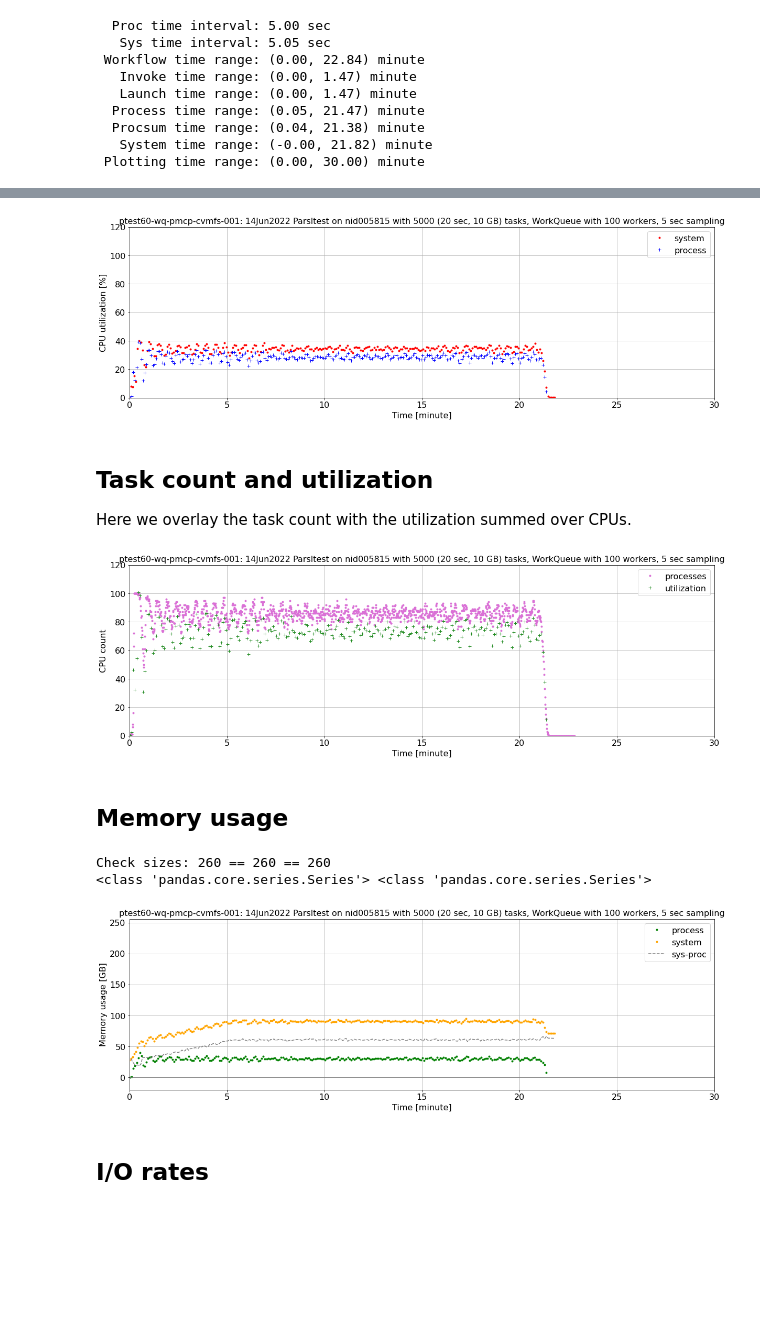
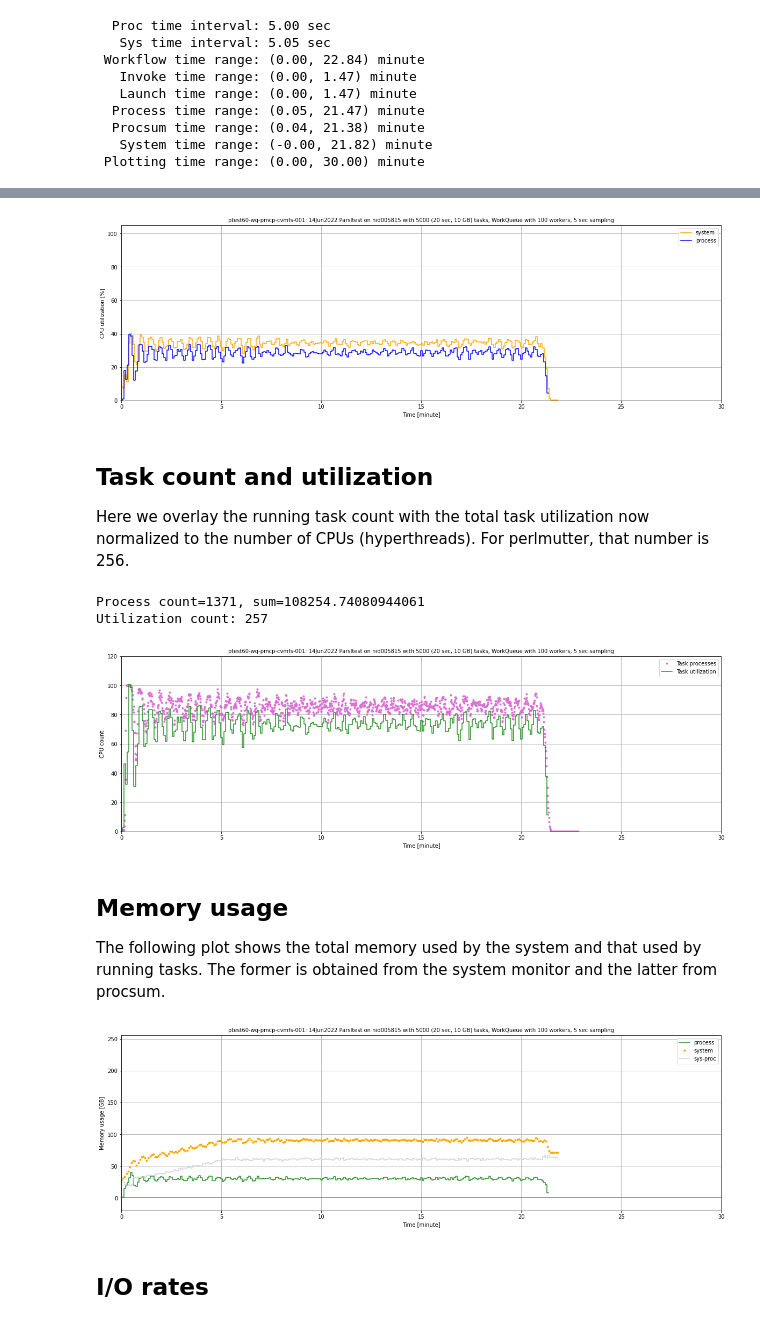
Before and after one commit to LSSTDESC/desc-wfmon, a Jupyter notebook: ipynb/monexp.ipynb, the cells around one changed output, grey strips where cells are left out. Drawn from its saved outputs; the diff is of its cells as text; code cells hidden in the pictures; blank space fills up the shorter version.

```diff
--- a/ipynb/monexp.ipynb
+++ b/ipynb/monexp.ipynb
@@ -83,6 +72,7 @@ class monexp_def:
     tzoff = 0                 # Time zone offset between system and process monitors
     tlatencymax = 20          # Max for latency axis
     tlatrunmax = 100          # Max for lataency + run time
+    iosummax = 1000           # Max for the integrated I/O plot [GB]
 
 # Set defaults for any missing parameters.
 if 'monexp' not in dir():
@@ -110,7 +100,7 @@ bunit_sys = bunit/gb
 tmin = monexp.tmin
 tmax = monexp.tmax
 
-print("Time zone offset: {monexp.tzoff} sec")
+print(f"Time zone offset: {monexp.tzoff} sec")
 
 # Plot size
 pdx = 20
@@ -137,4 +127,6 @@ print(f"Plot file suffix: {sfx}")
 plt.rc('font', size=16)
 plt.rc('savefig', facecolor='white', bbox='tight')
 plt.rc('axes', titlesize='medium')
+
+pandas.options.display.width = 150
 # %% [output]
@@ -268,6 +264,7 @@ We look at the task types, how many of each were run and plot the distribution o
 t0sec = dbr.t0 + monexp.tzoff
 delt = dbr.monitoring_interval
 if delt is None : delt = 0.0
+deltfix = delt/tunit
 deltsys = (max(sym.time) - min(sym.time))/float(len(sym) - 1)
 
 wkf['tfix_began'] = wkf.time_began/tunit
@@ -280,6 +277,8 @@ tsk['tfix_invoked'] = tsk.task_time_invoked/tunit
 prc['tfix'] = prc.timestamp/tunit
 if have_procsum:
     psm['tfix'] = psm.timestamp/tunit
+    psm_tfix = psm['tfix']
+    psm_interval_tfix = pandas.concat([pandas.Series([(psm_tfix[0]-deltfix)]), psm_tfix])
 sym['tfix'] = (sym.time - t0sec)/tunit
 
 twkf1 = wkf.tfix_began.min()
@@ -540,13 +539,13 @@ We expect the system values to be larger because they include CPU used by the wo
 xmin = tmin
 xmax = tmax
 ymin = 0
-ymax = 120
+ymax = 105
 plt.figure(figsize=(pdx, pdy))
-plt.plot(sym.tfix, sym.cpu_percent, '.', color='red', label='system')
+plt.step(x=sym.tfix, y=sym.cpu_percent, where='pre', color='orange', label='system')
 # To get a process estimate, we divide the total user+sys time by the time interval and number of CPU.
 if have_procsum:
     peff = 100*(psm.procsum_time_user+psm.procsum_time_system)/delt/ncpu
-    plt.plot(psm.tfix, peff.clip(upper=0.999*ymax), 'b+', label='process')
+    plt.step(x=psm.tfix, y=peff, color='blue', label='process')
 plt.xlabel(f"Time [{stunit}]")
 plt.ylabel('CPU utilization [%]')
 plt.grid(True)
@@ -555,21 +554,32 @@ junk = plt.axis([xmin, xmax, ymin, ymax])
 plt.title(pttl)
 plt.savefig(pfx+'cpueff'+sfx)
 # %% [output]
-[figure, old version]
+[figure, new version]
 # %% [markdown]
 ## Task count and utilization
-Here we overlay the task count with the utilization summed over CPUs.
+Here we overlay the running task count with the total task utilization now normalized to the number of CPUs (hyperthreads).
+For perlmutter, that number is 256.
 # %%
 xmin = tmin
 xmax = tmax
 ymin = 0
 ymax = 120
+show_sysutil = False
+show_psmprocs = False
 plt.figure(figsize=(pdx, pdy))
-plt.plot(tscrun.tfix, tscmem, '.', color='orchid', label='processes')
-# To get a process estimate, we divide the total user+sys time by the time interval and number of CPU.
+if show_sysutil:
+    scpu = sym.cpu_percent*ncpu*0.01
+    plt.step(x=sym.tfix, y=scpu, where='pre', color='orange', linestyle='-', label='System utilization')
+if have_procsum and show_psmprocs:
+        psmproc = psm.procsum_time_clock/delt
+        plt.step(x=psm_tfix, y=psmproc, where='pre', color='cyan', label='Task processes (procsum)')
+plt.plot(tscrun.tfix, tscact, '.', color='orchid', label='Task processes')
+print(f"Process count={len(tscact)}, sum={tscact.sum()}")
 if have_procsum:
+    # To get a process estimate, we divide the total user+sys time by the time interval and number of CPU.
     puse = (psm.procsum_time_user+psm.procsum_time_system)/delt
-    plt.plot(psm.tfix, puse.clip(upper=0.999*ymax), color='forestgreen', marker='+', linestyle='None', label='utilization')
+    plt.step(x=psm_tfix, y=puse, where='pre', color='forestgreen', marker='', linestyle='-', label='Task utilization')
+    print(f"Utilization count: {len(puse)}")
 plt.xlabel(f"Time [{stunit}]")
 plt.ylabel('CPU count')
 plt.grid(True)
@@ -578,9 +588,14 @@ junk = plt.axis([xmin, xmax, ymin, ymax])
 plt.title(pttl)
 plt.savefig(pfx+'cpucount'+sfx)
 # %% [output]
+Process count=1371, sum=108254.74080944061
+Utilization count: 257
-[figure, old version]
+[figure, new version]
 # %% [markdown]
 ## Memory usage
+
+The following plot shows the total memory used by the system and that used by running tasks.
+The former is obtained from the system monitor and the latter from procsum.
 # %%
 # First build psm2 which holds values with the same times as sym soe
 # we can look at the difference between the two.
@@ -590,40 +605,40 @@ if have_procsum:
     psm2 = psm2.reindex(psm2.index.union(newidx))
     psm2.interpolate('index', inplace=True)
     psm2 = psm2.reindex(index=sym.tfix)
     psm2['tfix'] = psm2.index
     psm2 = psm2.set_index(sym.index)
 # Now make the figure
 plt.figure(figsize=(pdx, pdy))
 ymin = -20
 ymax = 256
 xmin = tmin
 xmax = tmax
 smemtot = (sym.mem_total/bunit_sys).clip(lower=ymin, upper=ymax)
 smem = ((sym.mem_total - sym.mem_available)/bunit_sys).clip(lower=ymin, upper=ymax)
 if have_procsum:
     pmem = psm.procsum_memory_resident/gb
     pmem2 = psm2.procsum_memory_resident/gb
     diff = smem - pmem2
-    print(f"Check sizes: {len(smem)} == {len(pmem2)} == {len(diff)}")
-    print(type(smem), type(pmem2))
+
+    #print(f"Check sizes: {len(smem)} == {len(pmem2)} == {len(diff)}")
+    #print(type(smem), type(pmem2))
 if have_procsum:
-    plt.plot(psm.tfix, pmem, 'g.', label='process')
+    plt.step(x=psm.tfix, y=pmem, where='pre', color='forestgreen', label='process')
+    #plt.plot(psm.tfix, pmem, 'g.', label='process')
 plt.plot(sym.tfix, smem, '.', color='orange', label='system')
 if have_procsum:
-    plt.plot(newidx, diff, '--', color='gray', label='sys-proc')
+    plt.step(x=psm2.tfix, y=diff, where='pre', color='lightgray', label='sys-proc')
 plt.xlabel(f"Time [{stunit}]")
 plt.ylabel('Memory usage [GB]')
 plt.legend()
 plt.grid(True)
 if ymin*ymax < 0.0:
     plt.plot([xmin, xmax], [0,0], '-', color='gray')
 junk = plt.axis([xmin, xmax, ymin, ymax])
 plt.title(pttl)
 plt.savefig(pfx+'mem'+sfx)
 # %% [output]
-Check sizes: 260 == 260 == 260
-<class 'pandas.core.series.Series'> <class 'pandas.core.series.Series'>
-[figure, old version]
+[figure, new version]
 # %% [markdown]
 ## I/O rates
 # %%
```
Also changed, not shown: parts of 21 cells of this notebook, 1 other file.
